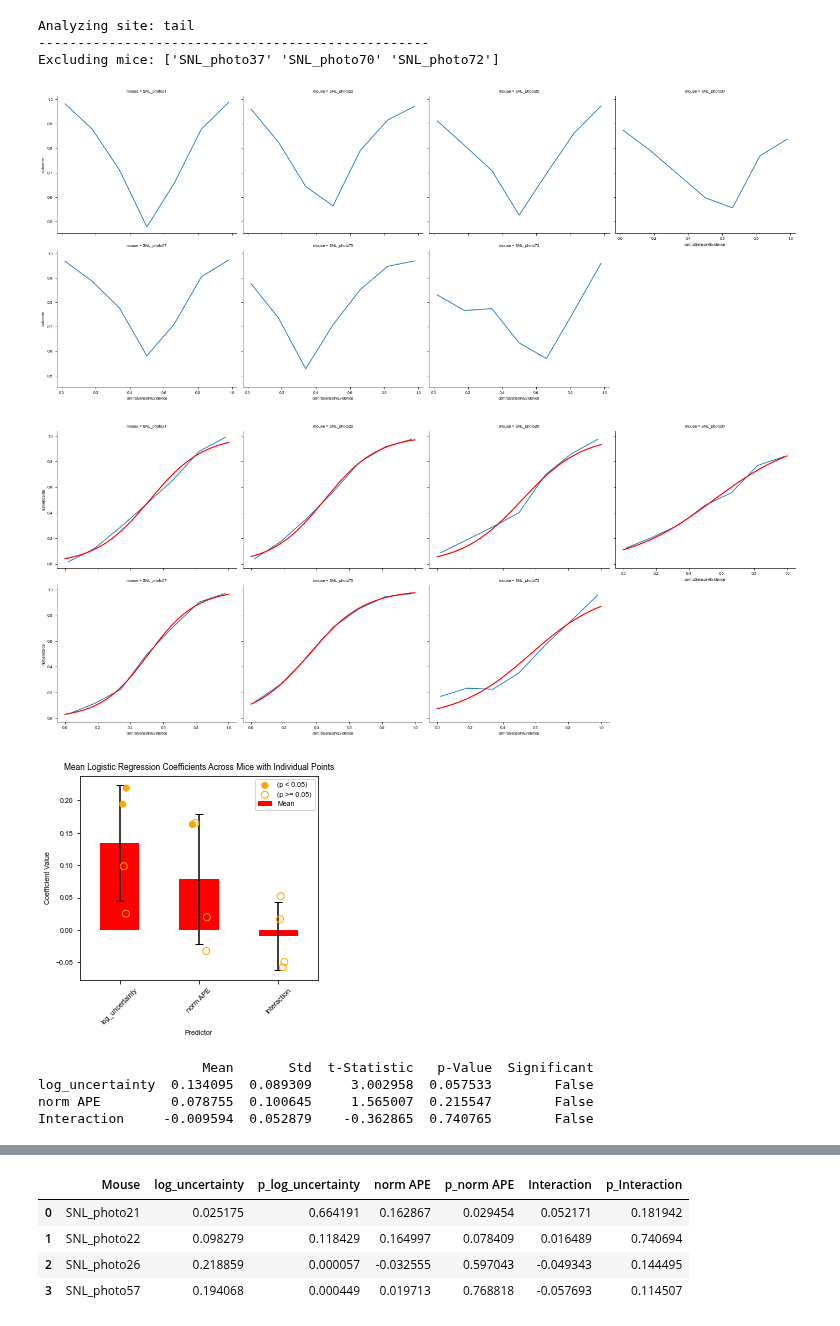
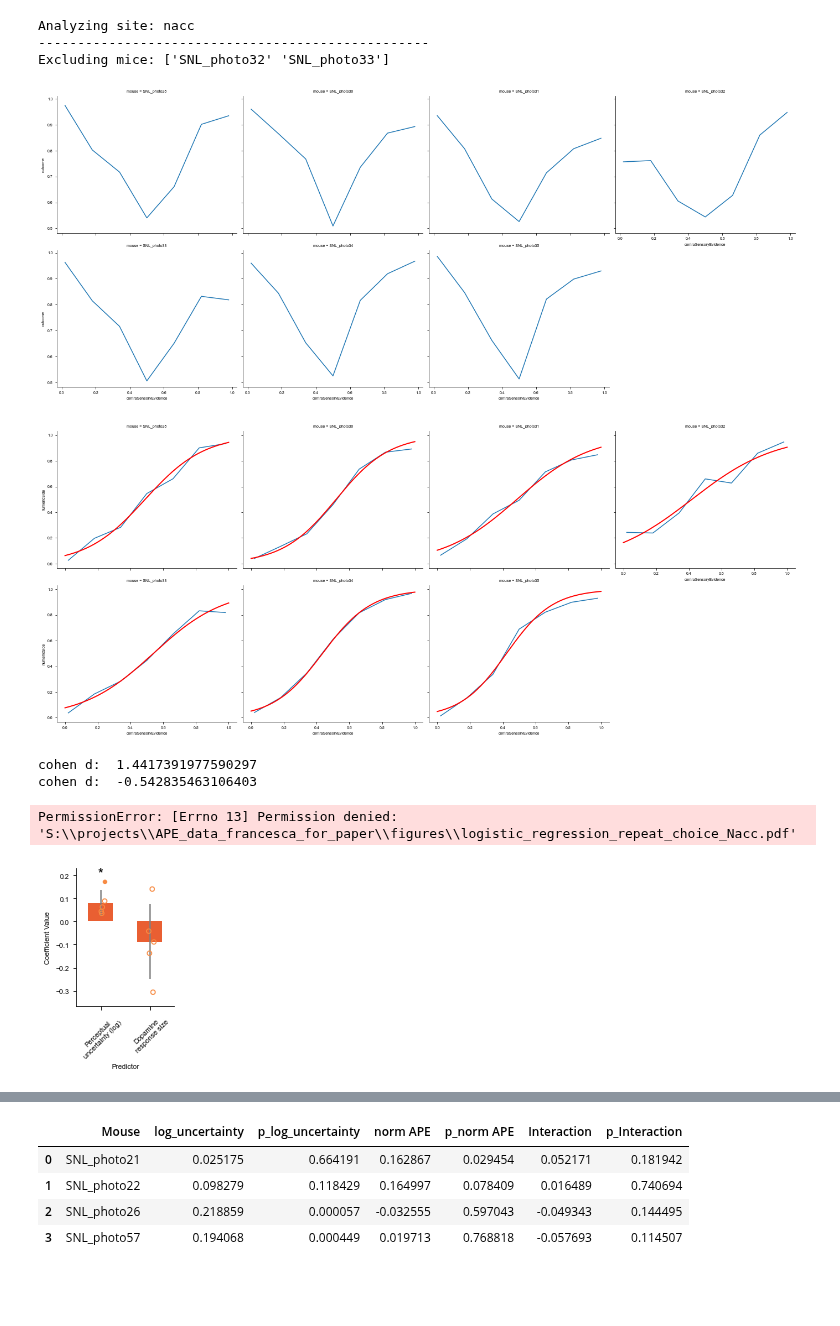
Before and after one commit to fgreenstreet/APE_paper, a Jupyter notebook: figure5/PsychometricAnalysis/logistic_reggression_first_pass.ipynb, the cells around one changed output, grey strips where cells are left out. Drawn from its saved outputs; the diff is of its cells as text; code cells hidden in the pictures; blank space fills up the shorter version.

Commit message:
improved logistic regression plotting

```diff
--- a/figure5/PsychometricAnalysis/logistic_reggression_first_pass.ipynb
+++ b/figure5/PsychometricAnalysis/logistic_reggression_first_pass.ipynb
@@ -51,7 +52,7 @@ data_dir = os.path.join(processed_data_path, 'psychometric_data')
 file_paths = {'tail': os.path.join(data_dir, 'all_tail_data.csv'),
               'nacc': os.path.join(data_dir, 'nacc_data.csv')}
 # %%
-site = 'tail'
+site = 'nacc'
 print('Analyzing site: {}'.format(site))
 print('-' * 50)
 
@@ -127,10 +128,10 @@ for mouse in bias_df.mouse[bias_df.difference > bias_threshold]:
 print('Excluding mice: {}'.format(np.unique(mice_to_exclude)))
 df = df[~df.mouse.isin(mice_to_exclude)]
 # %% [output]
-Analyzing site: tail
+Analyzing site: nacc
 --------------------------------------------------
-Excluding mice: ['SNL_photo37' 'SNL_photo70' 'SNL_photo72']
+Excluding mice: ['SNL_photo32' 'SNL_photo33']
-[figure, old version]
+[figure, new version]
-[figure, old version]
+[figure, new version]
 # %%
 import statsmodels.api as sm
@@ -171,9 +190,11 @@ import pandas as pd
 import numpy as np
 from scipy import stats
 
+if site == 'nacc':
+    site = 'Nacc'
 # Collect the coefficients and p-values into a DataFrame
 coef_data = []
-
+set_plotting_defaults()
 # Loop through each result and collect all regressors dynamically
 for mouse, result in results.items():
     data = {'Mouse': mouse}
@@ -209,47 +230,66 @@ coef_stats = pd.DataFrame({
 
 # Determine significance (p < 0.05) at the group level
 coef_stats['Significant'] = coef_stats['p-Value'] < 0.05
 
 # Plotting the coefficients with error bars
-fig, ax = plt.subplots(figsize=(4, 4))
+fig, ax = plt.subplots(figsize=(2, 3))
 
 # Plot the means with error bars (standard deviations)
-coef_stats['Mean'].plot(kind='bar', yerr=coef_stats['Std'], capsize=4, ax=ax, color=coef_stats['Significant'].map({True: 'green', False: 'red'}))
+coef_stats['Mean'].plot(
+    kind='bar',
+    yerr=coef_stats['Std'],
+    capsize=0,  # Removes the caps (foot)
+    ax=ax,
+    color=fig4_plotting_colours[site][0],  # Set the bar color
+    error_kw={'ecolor': 'gray'}  # Sets the error bar color to gray
+)
 
+cohens = []
 # Add scatter points for individual mice with jitter
 jitter_strength = 0.1  # Strength of the jitter
-
+min_ys = []
+max_ys = []
 for i, predictor in enumerate(regressors):
     x = np.full(len(coef_df), i) + np.random.uniform(-jitter_strength, jitter_strength, len(coef_df))  # Position scatter points with jitter
-
+    max_y = coef_df[predictor].max()
+    max_ys.append(max_y)
+    min_y = coef_df[predictor].min()
+    min_ys.append(min_y)
     # Determine if individual mouse coefficient is significant
     sig_mask = coef_df[f'p_{predictor}'] < 0.05
 
     # Plot filled scatter points for significant coefficients
-    ax.scatter(x[sig_mask], coef_df[predictor][sig_mask], color='orange', edgecolor='none', s=50, zorder=3, label='(p < 0.05)' if i == 0 else "")
+    ax.scatter(x[sig_mask], coef_df[predictor][sig_mask], color=fig4_plotting_colours[site][1], edgecolor='none', s=20, zorder=3, label='(p < 0.05)' if i == 0 else "")
 
     # Plot unfilled scatter points for non-significant coefficients
-    ax.scatter(x[~sig_mask], coef_df[predictor][~sig_mask], facecolors='none', edgecolor='orange', s=50, zorder=3, label='(p >= 0.05)' if i == 0 else "")
+    ax.scatter(x[~sig_mask], coef_df[predictor][~sig_mask], facecolors='none', edgecolor=fig4_plotting_colours[site][1], s=20, zorder=3, label='(p >= 0.05)' if i == 0 else "")
+    stars = output_significance_stars_from_pval(coef_stats.loc[predictor]['p-Value'])
+    c = cohen_d_one_sample(coef_df[predictor])
+    cohens.append(c)
+    ax.text(i, max_y + 0.02, stars, ha='center', fontsize=14)
+coef_stats['cohens d'] = cohens
 
 # Customize the plot
-plt.title('Mean Logistic Regression Coefficients Across Mice with Individual Points')
 plt.ylabel('Coefficient Value')
 plt.xlabel('Predictor')
+if min(min_ys) < 0:
+    plt.ylim([min(min_ys) - 0.06, max(max_ys)+ 0.06])
+else:
+    plt.ylim([0, max(max_ys)+ 0.04])
 plt.xticks(rotation=45)
-plt.legend(loc='upper right')
 plt.tight_layout()
-
+makes_plots_pretty(ax)
+plt.savefig(os.path.join(figure_directory, 'logistic_regression_repeat_choice_{}.pdf'.format(site)))
 # Show the plot
 plt.show()
 
 # Display the statistical significance table
 print(coef_stats)
 # %% [output]
+cohen d:  1.4417391977590297
+cohen d:  -0.542835463106403
+PermissionError: [Errno 13] Permission denied: 'S:\\projects\\APE_data_francesca_for_paper\\figures\\logistic_regression_repeat_choice_Nacc.pdf'
-[figure, old version]
+[figure, new version]
-                     Mean       Std  t-Statistic   p-Value  Significant
-log_uncertainty  0.134095  0.089309     3.002958  0.057533        False
-norm APE         0.078755  0.100645     1.565007  0.215547        False
-Interaction     -0.009594  0.052879    -0.362865  0.740765        False
 # %%
 import statsmodels.api as sm
 
```
Also changed, not shown: parts of 3 cells of this notebook, 1 other file.
